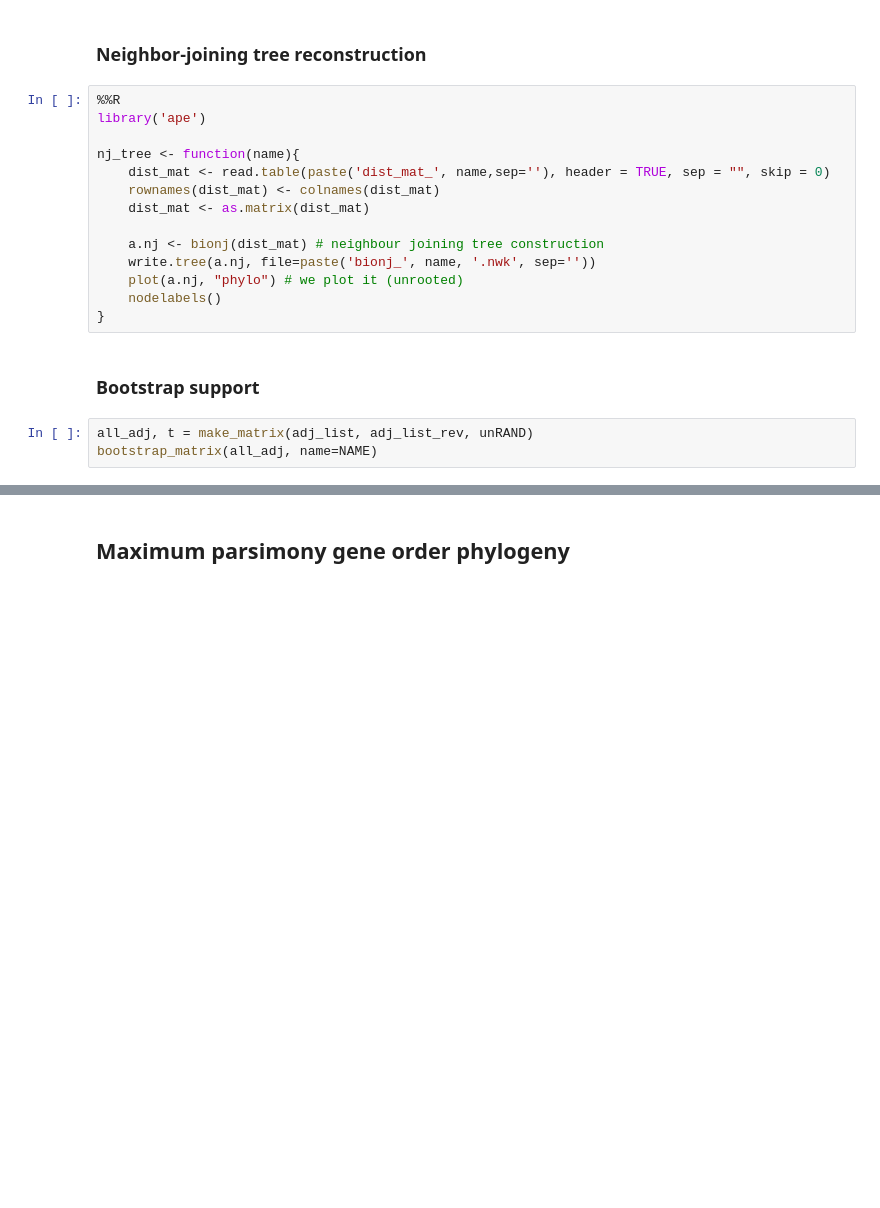
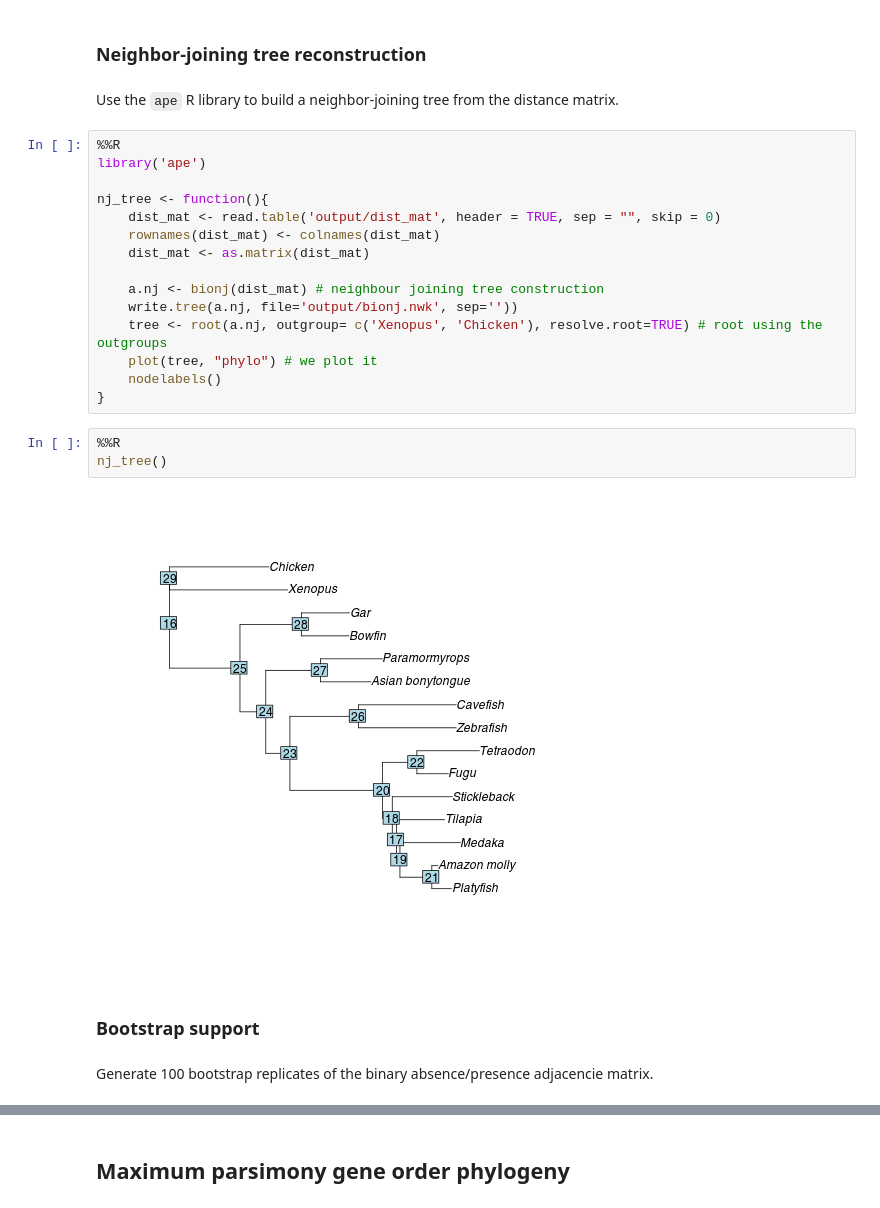
Before and after one commit to DyogenIBENS/BowfinGOPhylogeny, a Jupyter notebook: gene_order_phylogeny.ipynb, the cells around one changed output, grey strips where cells are left out. Saved outputs shown, nothing was run; the diff lists cells and outputs as text; blank space fills up the shorter version.

```diff
--- a/gene_order_phylogeny.ipynb
+++ b/gene_order_phylogeny.ipynb
@@ -107,21 +178,28 @@ make_distance_matrix(adj_list, adj_list_rev, SP_DICT, name=NAME)
 # %% [markdown]
 ### Neighbor-joining tree reconstruction <a name="neighbor-joining-tree-reconstruction"></a>
+# %% [markdown]
+Use the `ape` R library to build a neighbor-joining tree from the distance matrix.
 # %%
 %%R
 library('ape')
 
-nj_tree <- function(name){
-    dist_mat <- read.table(paste('dist_mat_', name,sep=''), header = TRUE, sep = "", skip = 0)
+nj_tree <- function(){
+    dist_mat <- read.table('output/dist_mat', header = TRUE, sep = "", skip = 0)
     rownames(dist_mat) <- colnames(dist_mat)
     dist_mat <- as.matrix(dist_mat)
 
     a.nj <- bionj(dist_mat) # neighbour joining tree construction
-    write.tree(a.nj, file=paste('bionj_', name, '.nwk', sep=''))
-    plot(a.nj, "phylo") # we plot it (unrooted)
+    write.tree(a.nj, file='output/bionj.nwk', sep=''))
+    tree <- root(a.nj, outgroup= c('Xenopus', 'Chicken'), resolve.root=TRUE) # root using the outgroups
+    plot(tree, "phylo") # we plot it
     nodelabels()
 }
+# %%
+%%R
+nj_tree()
+# %% [output]
+[figure, added]
 # %% [markdown]
 ### Bootstrap support  <a name="bootstrap-support"></a>
-# %%
-all_adj, t = make_matrix(adj_list, adj_list_rev, unRAND)
-bootstrap_matrix(all_adj, name=NAME)
+# %% [markdown]
+Generate 100 bootstrap replicates of the binary absence/presence adjacencie matrix.
```
Also changed, not shown: parts of 30 cells of this notebook, 5 other files.
